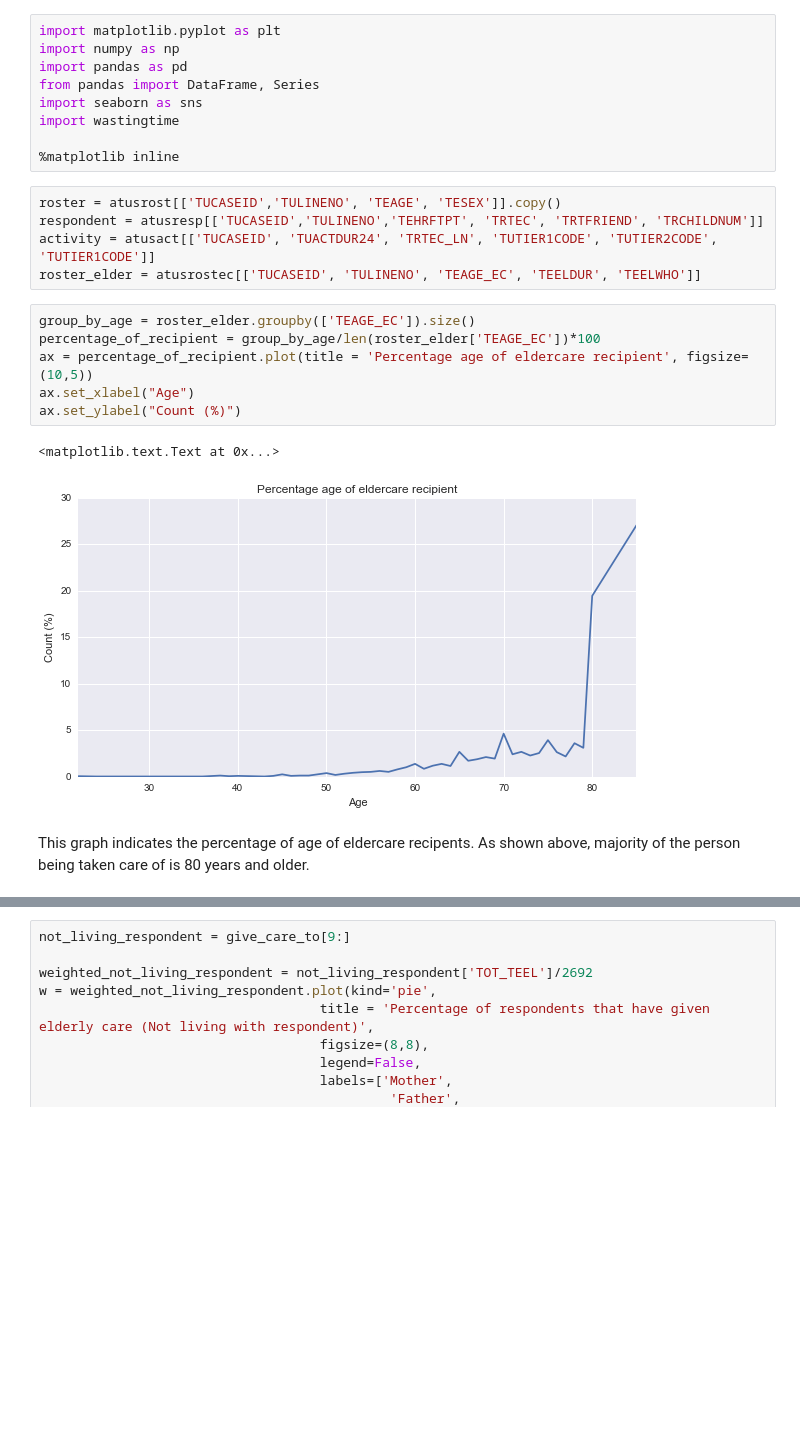
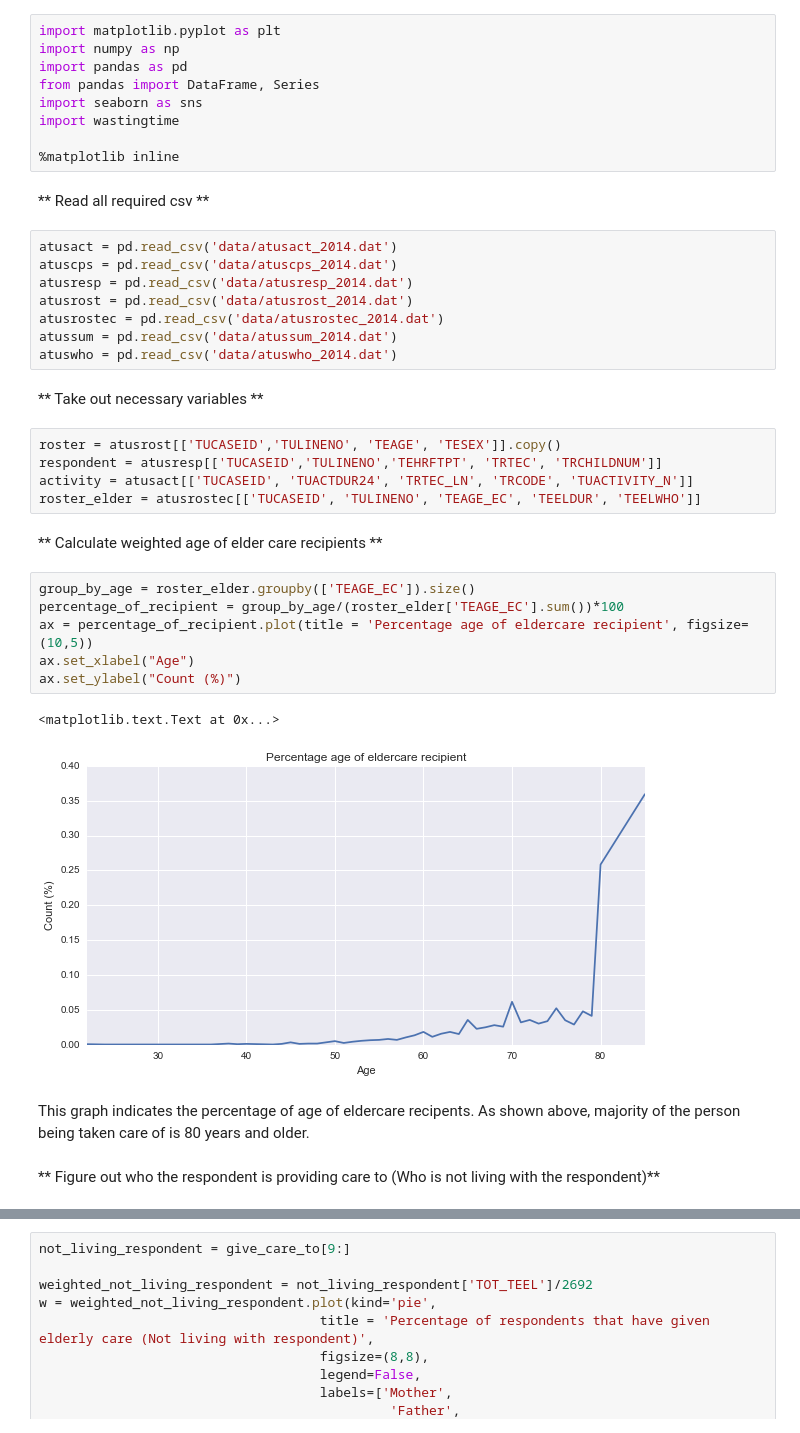
Before and after one commit to stacyzhao/atus-analysis, a Jupyter notebook: Wasting Time.ipynb, the cells around one changed output, grey strips where cells are left out. Drawn from its saved outputs; the diff is of its cells as text; blank space fills up the shorter version.

Commit message:
added some more graphs and calculations

```diff
--- a/Wasting Time.ipynb
+++ b/Wasting Time.ipynb
@@ -7,20 +7,36 @@ import seaborn as sns
 import wastingtime
 
 %matplotlib inline
+# %% [markdown]
+** Read all required csv **
+# %%
+atusact = pd.read_csv('data/atusact_2014.dat')
+atuscps = pd.read_csv('data/atuscps_2014.dat')
+atusresp = pd.read_csv('data/atusresp_2014.dat')
+atusrost = pd.read_csv('data/atusrost_2014.dat')
+atusrostec = pd.read_csv('data/atusrostec_2014.dat')
+atussum = pd.read_csv('data/atussum_2014.dat')
+atuswho = pd.read_csv('data/atuswho_2014.dat')
+# %% [markdown]
+** Take out necessary variables **
 # %%
 roster = atusrost[['TUCASEID','TULINENO', 'TEAGE', 'TESEX']].copy()
-respondent = atusresp[['TUCASEID','TULINENO','TEHRFTPT', 'TRTEC', 'TRTFRIEND', 'TRCHILDNUM']]
-activity = atusact[['TUCASEID', 'TUACTDUR24', 'TRTEC_LN', 'TUTIER1CODE', 'TUTIER2CODE', 'TUTIER1CODE']]
+respondent = atusresp[['TUCASEID','TULINENO','TEHRFTPT', 'TRTEC', 'TRCHILDNUM']]
+activity = atusact[['TUCASEID', 'TUACTDUR24', 'TRTEC_LN', 'TRCODE', 'TUACTIVITY_N']]
 roster_elder = atusrostec[['TUCASEID', 'TULINENO', 'TEAGE_EC', 'TEELDUR', 'TEELWHO']]
+# %% [markdown]
+** Calculate weighted age of elder care recipients **
 # %%
 group_by_age = roster_elder.groupby(['TEAGE_EC']).size()
-percentage_of_recipient = group_by_age/len(roster_elder['TEAGE_EC'])*100
+percentage_of_recipient = group_by_age/(roster_elder['TEAGE_EC'].sum())*100
 ax = percentage_of_recipient.plot(title = 'Percentage age of eldercare recipient', figsize=(10,5))
 ax.set_xlabel("Age")
 ax.set_ylabel("Count (%)")
 # %% [output]
 <matplotlib.text.Text at 0x...>
-[figure, old version]
+[figure, new version]
 # %% [markdown]
 This graph indicates the percentage of age of eldercare recipents. As shown above, majority of the person being taken care of is 80 years and older.
+# %% [markdown]
+** Figure out who the respondent is providing care to (Who is not living with the respondent)**
 # %%
```
Also changed, not shown: parts of 22 cells of this notebook.
